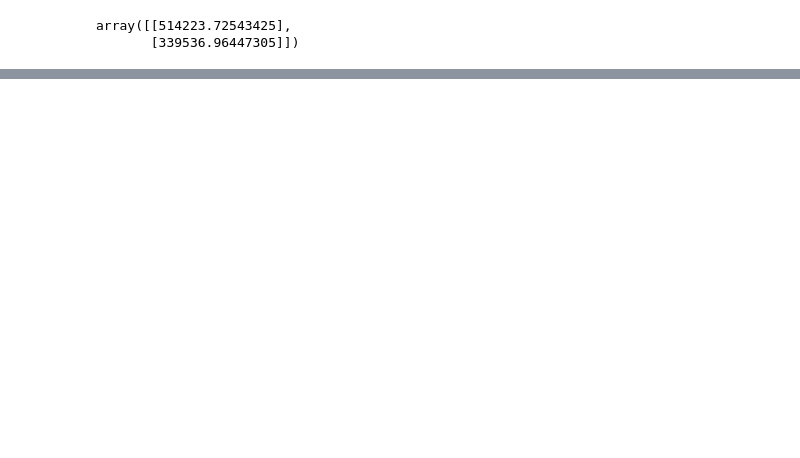
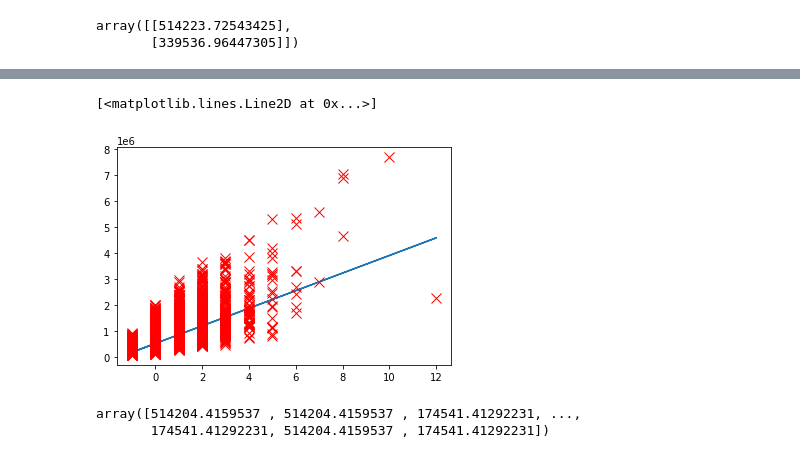
Before and after one commit to AbdelrahmanAshraf318/House-Price-and-Heart-Disease-Detection-Classification-from-scratch, a Jupyter notebook: LinearRegression.ipynb, the cells around one changed output, grey strips where cells are left out. Cells and saved outputs as stored; diff of their text form; code cells hidden in the pictures; blank space fills up the shorter version.

```diff
--- a/LinearRegression.ipynb
+++ b/LinearRegression.ipynb
@@ -344,0 +427,13 @@ print(accuracy)
+# %%
+pred = prediction_simple_LR(new_theta, X[:, 1])
+
+plt.plot(X[:, 1], pred)
+plt.plot(X[:,1],y[:,0],'rx',markersize=10,label='Training Data')
+# %% [output]
+[<matplotlib.lines.Line2D at 0x...>]
+[figure, added]
+# %%
+pred
+# %% [output]
+array([514204.4159537 , 514204.4159537 , 174541.41292231, ...,
+       174541.41292231, 514204.4159537 , 174541.41292231])
```
Also changed, not shown: parts of 61 cells of this notebook, 1 other file.
